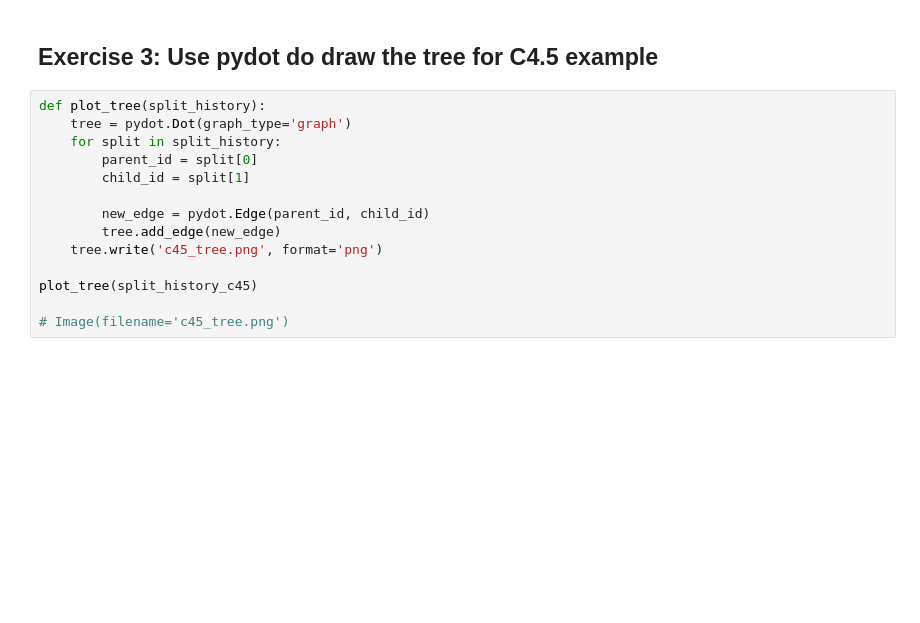
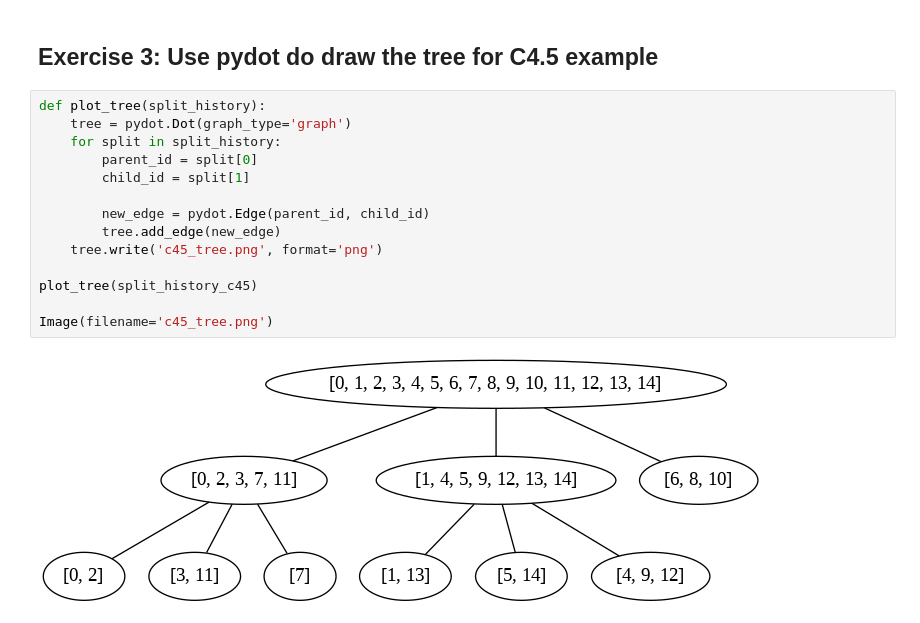
Before and after one commit to KwintaJ/MachineLearningClasses, a Jupyter notebook: Jan_Kwinta_exercises_4.ipynb, the cells around one changed output. Saved outputs shown, nothing was run; the diff lists cells and outputs as text; blank space fills up the shorter version.

```diff
--- a/Jan_Kwinta_exercises_4.ipynb
+++ b/Jan_Kwinta_exercises_4.ipynb
@@ -407,14 +441,16 @@ plot_tree(split_history)
 # %%
 def plot_tree(split_history):
     tree = pydot.Dot(graph_type='graph')
     for split in split_history:
         parent_id = split[0]
         child_id = split[1]
 
         new_edge = pydot.Edge(parent_id, child_id)
         tree.add_edge(new_edge)
     tree.write('c45_tree.png', format='png')
 
 plot_tree(split_history_c45)
 
-# Image(filename='c45_tree.png')
+Image(filename='c45_tree.png')
+# %% [output]
+[figure, added]
```
Also changed, not shown: parts of 5 cells of this notebook.
